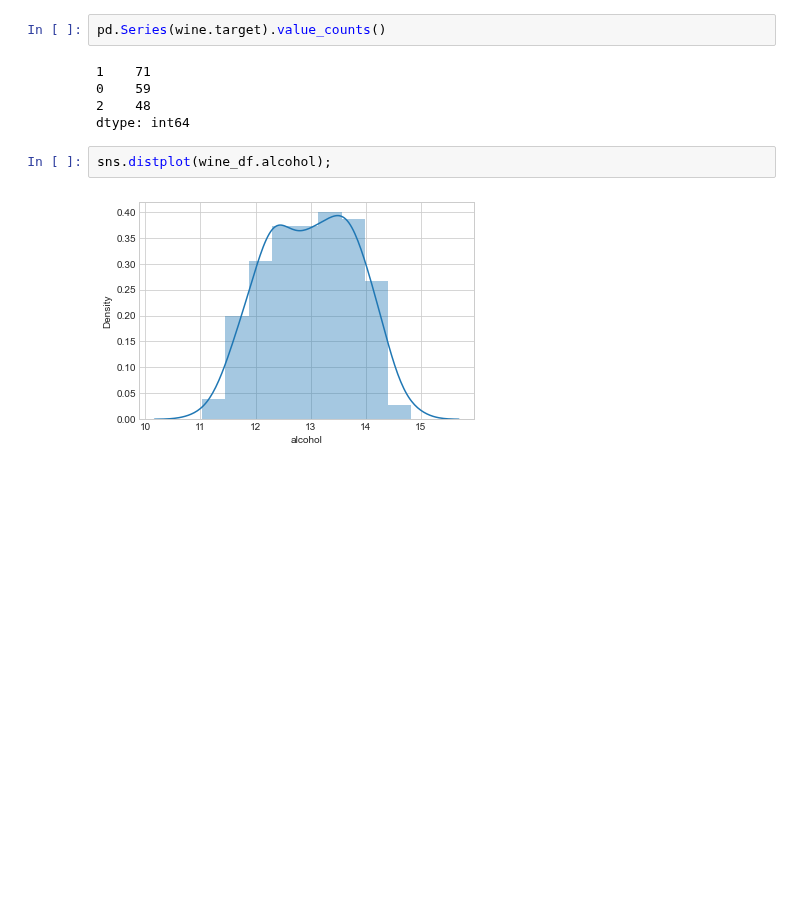
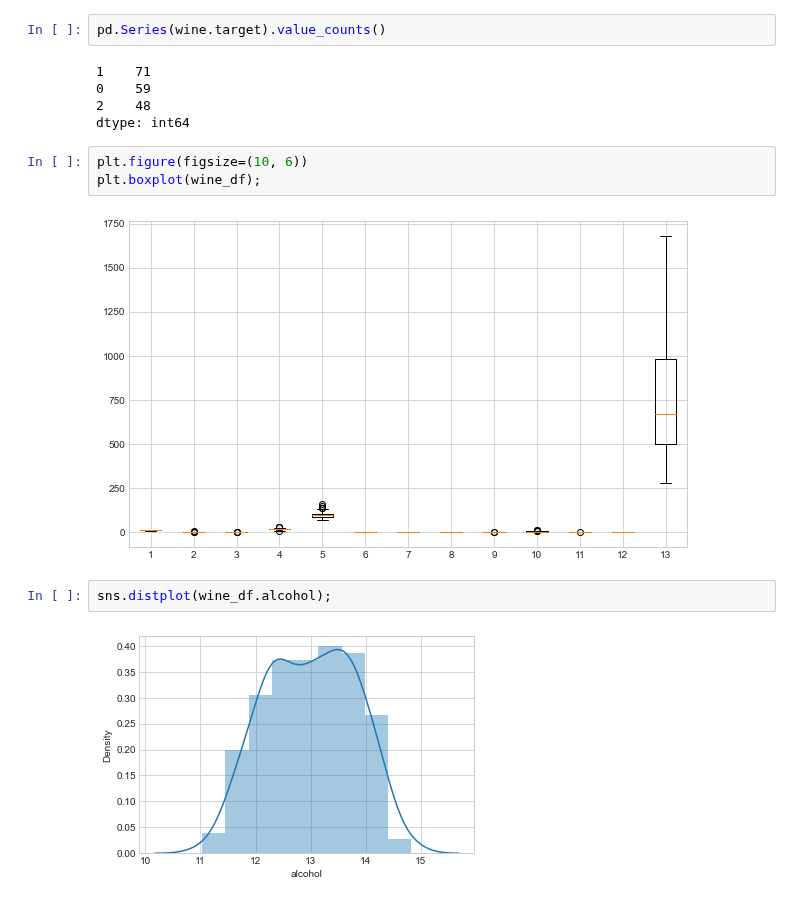
Before and after one commit to unknown-jun/Machine_Learning, a Jupyter notebook: ML_Myself/M_03. Preprocessing_Scaler.ipynb, the cells around one changed output. Cells and saved outputs as stored; diff of their text form; blank space fills up the shorter version.

```diff
--- a/ML_Myself/M_03. Preprocessing_Scaler.ipynb
+++ b/ML_Myself/M_03. Preprocessing_Scaler.ipynb
@@ -62,6 +57,11 @@ pd.Series(wine.target).value_counts()
 0    59
 2    48
 dtype: int64
+# %%
+plt.figure(figsize=(10, 6))
+plt.boxplot(wine_df);
+# %% [output]
+[figure, added]
 # %%
 sns.distplot(wine_df.alcohol);
 # %% [output]
```
Also changed, not shown: parts of 9 cells of this notebook.
